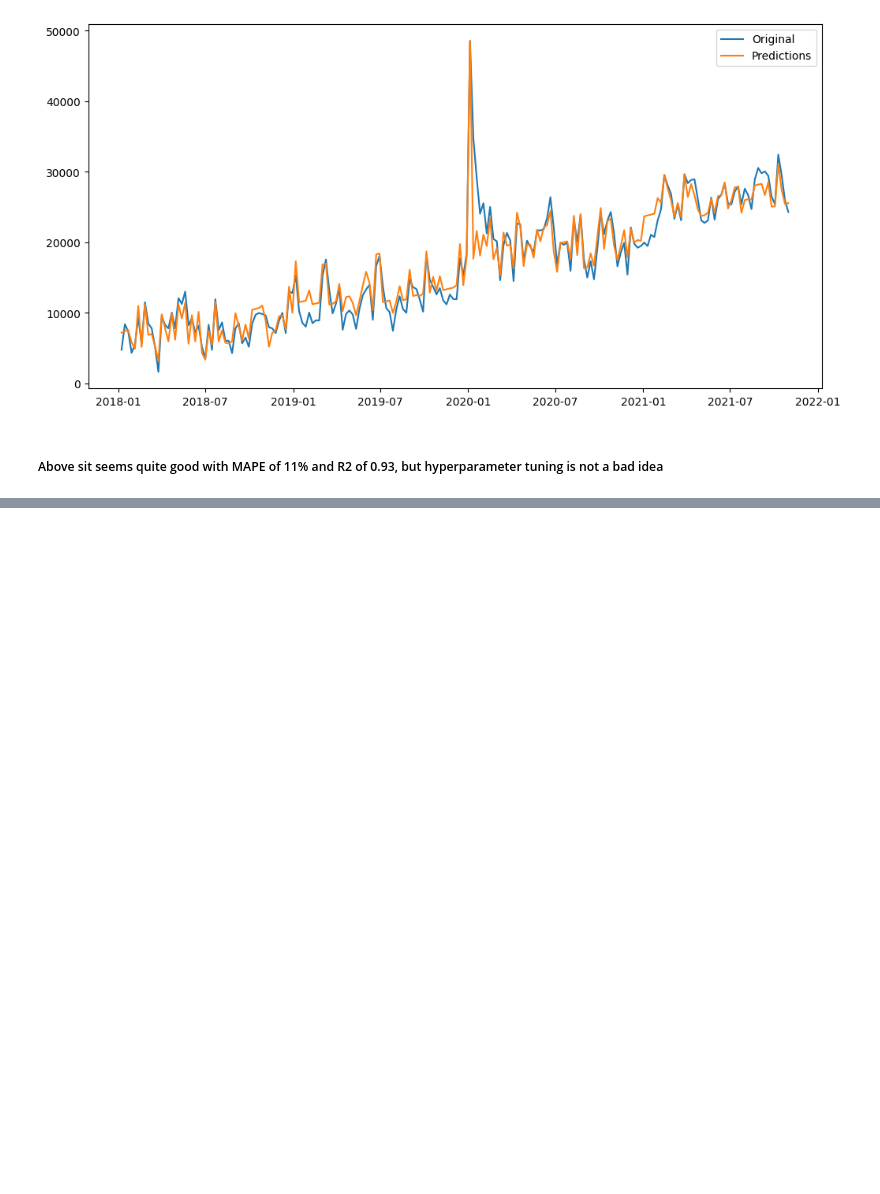
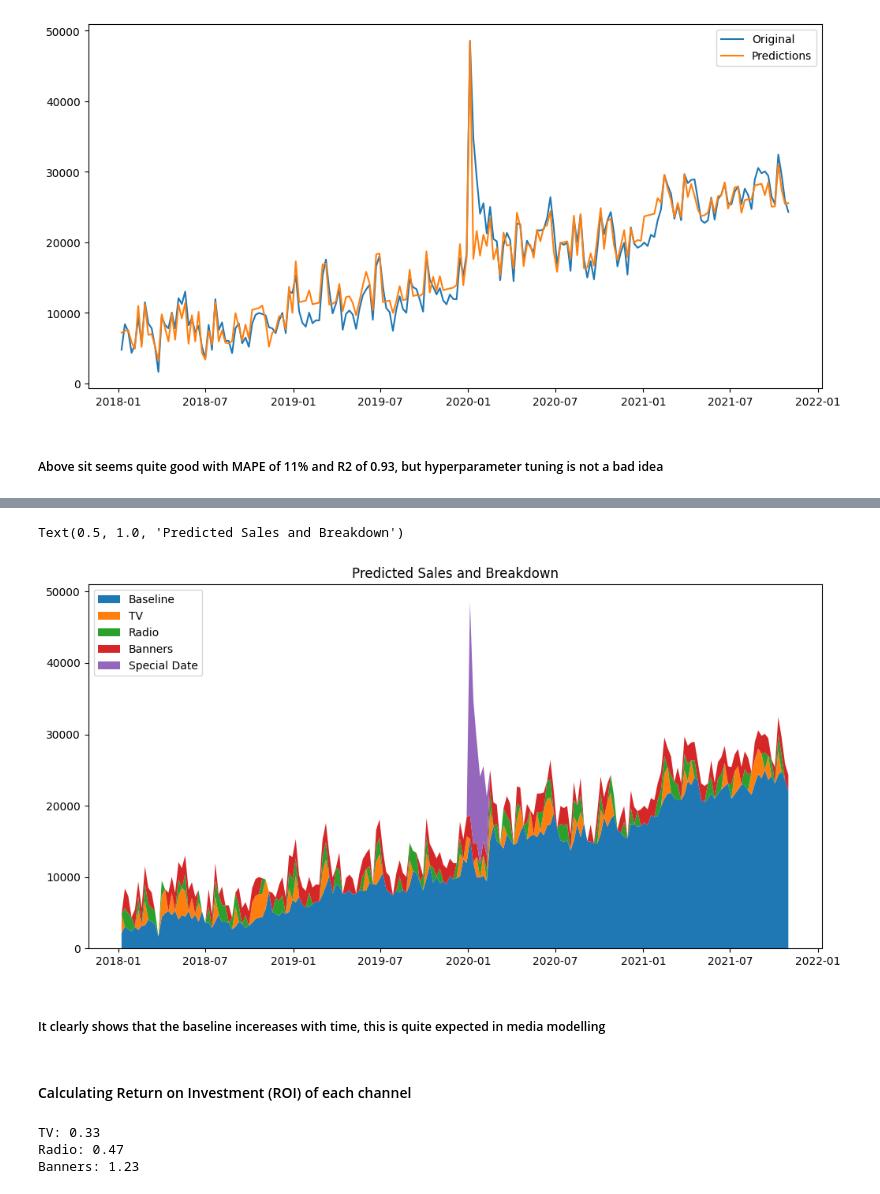
Before and after one commit to RviMury/Marketing-Mix-Modelling-using-MaMiMo, a Jupyter notebook: 01 Market_Mix_Modelling.ipynb, the cells around one changed output, grey strips where cells are left out. Cells and saved outputs as stored; diff of their text form; code cells hidden in the pictures; blank space fills up the shorter version.

```diff
--- a/01 Market_Mix_Modelling.ipynb
+++ b/01 Market_Mix_Modelling.ipynb
@@ -150,0 +239,18 @@ pred_df
+# %%
+## Grouping channels as above plot is difficult to understand (grouping base, ternd and month columns in one)
+group_channels = {
+    'Baseline': [f'month__month_{i}' for i in range(1, 13)] + ['Base', 'trend__trend']
+} # read: 'Baseline consists of the months, base and trend.'
+  # You can add more groups!
+
+contributions = breakdown(
+    tuned_new_model.best_estimator_,
+    X,
+    y,
+    group_channels
+)
+contributions.columns = [
+    'TV', 'Radio', 'Banners',
+    'Special Date', 'Baseline'
+]
+contributions
@@ -150,0 +272,23 @@ pred_df
+# %%
+contributions
+fig, axis=plt.subplots(figsize=(12,6))
+axis.stackplot(contributions.index,contributions.Baseline, contributions.TV, contributions.Radio,
+              contributions.Banners,contributions['Special Date'],
+               labels=['Baseline','TV','Radio','Banners','Special Date'])
+axis.legend(loc='upper left')
+axis.set_title('Predicted Sales and Breakdown')
+# %% [output]
+Text(0.5, 1.0, 'Predicted Sales and Breakdown')
+[figure, added]
+# %% [markdown]
+##### It clearly shows that the baseline incereases with time, this is quite expected in media modelling
+# %% [markdown]
+#### Calculating Return on Investment (ROI) of each channel
+# %%
+for channel in ['TV', 'Radio', 'Banners']:
+    roi = contributions[channel].sum() / X[channel].sum()
+    print(f'{channel}: {roi:.2f}')
+# %% [output]
+TV: 0.33
+Radio: 0.47
+Banners: 1.23
```
Also changed, not shown: parts of 12 cells of this notebook.
